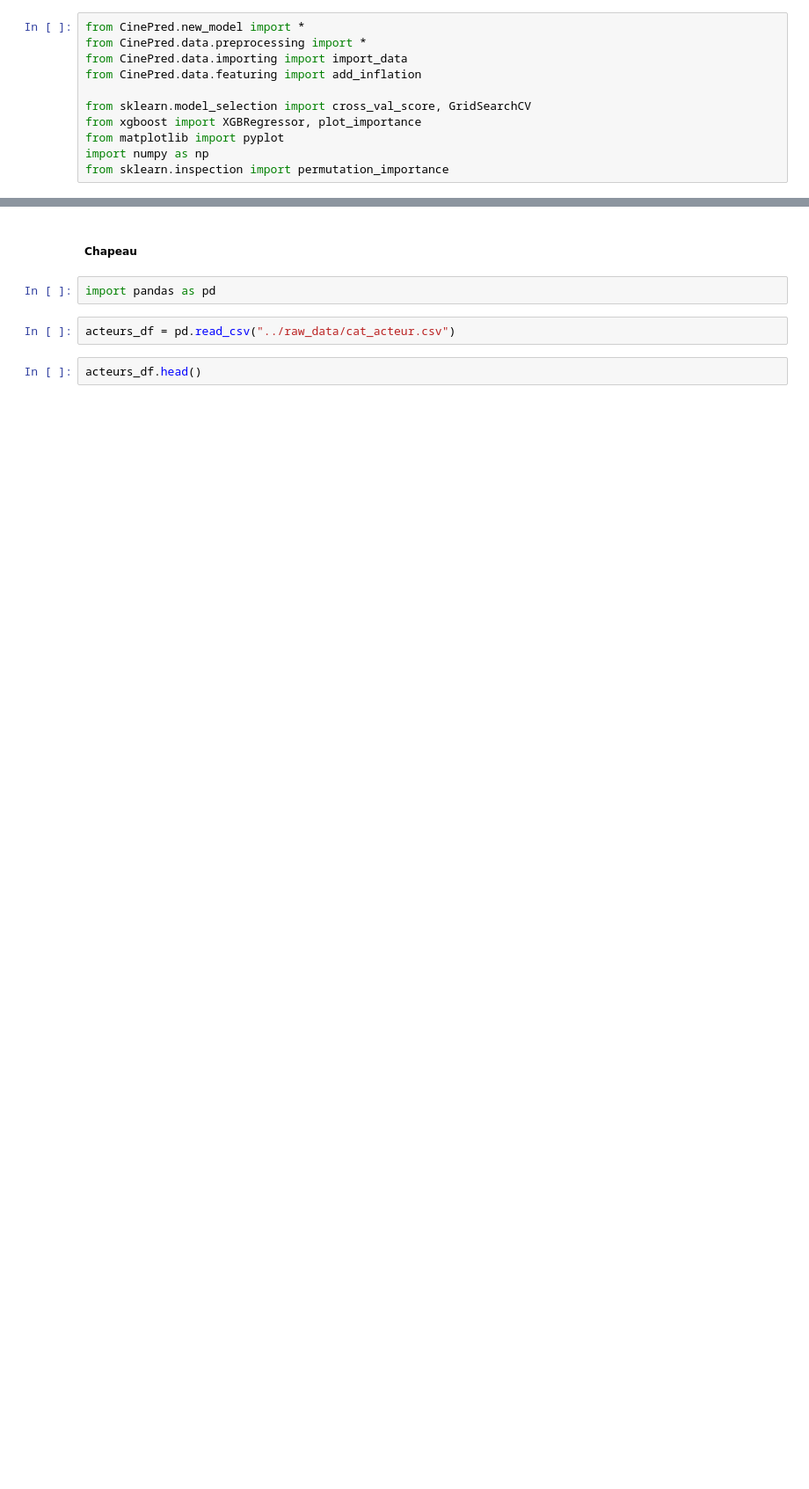
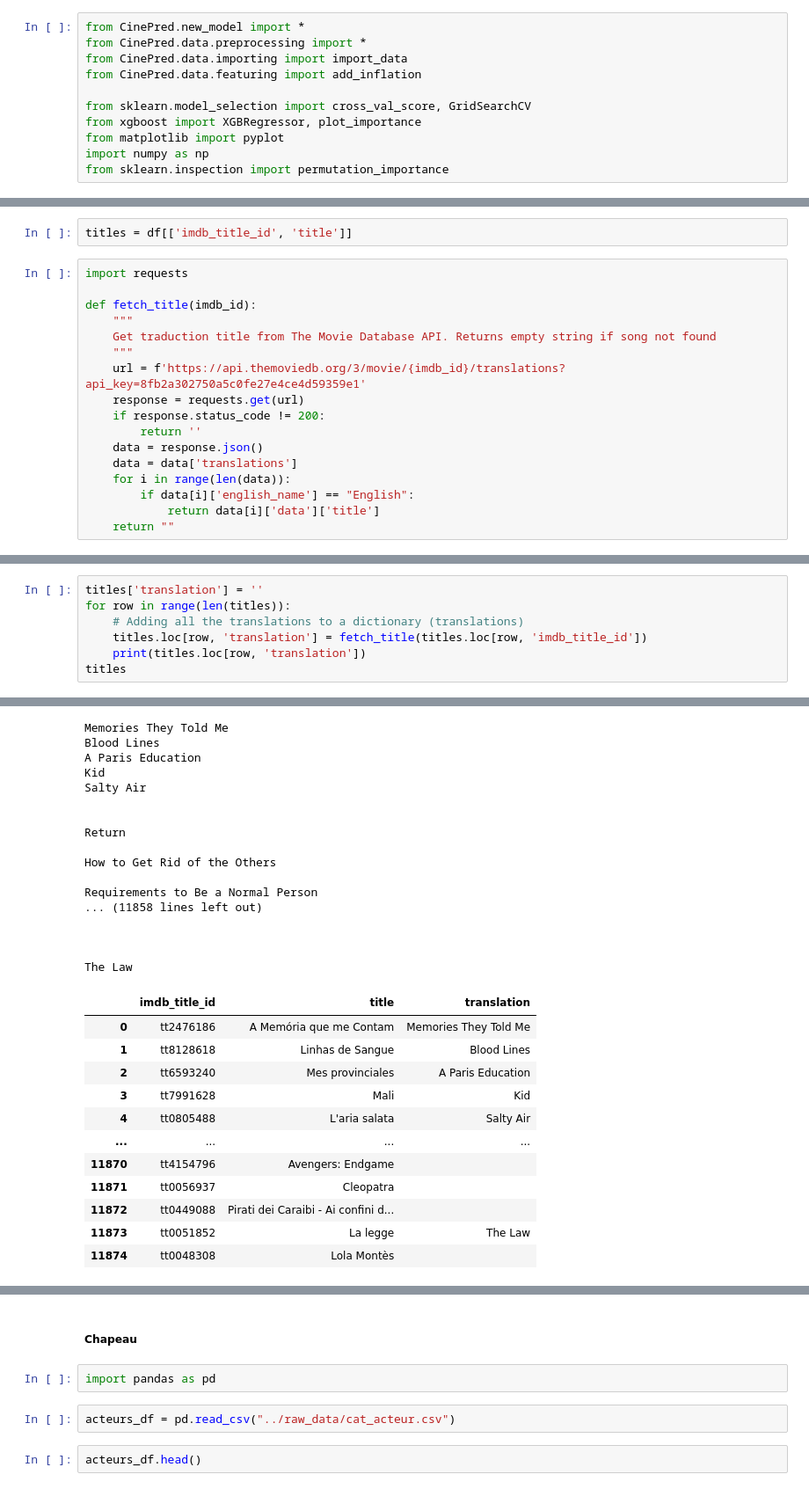
Before and after one commit to OscarTou/CinePred, a Jupyter notebook: notebooks/Untitled1.ipynb, the cells around one changed output, grey strips where cells are left out. Shown at 88% size. Saved outputs shown, nothing was run; the diff lists cells and outputs as text; blank space fills up the shorter version.

```diff
--- a/notebooks/Untitled1.ipynb
+++ b/notebooks/Untitled1.ipynb
@@ -21,0 +29,19 @@ df = preproc(df, path="../raw_data/cat_acteur.csv")
+# %%
+titles = df[['imdb_title_id', 'title']]
+# %%
+import requests
+
+def fetch_title(imdb_id):
+    """
+    Get traduction title from The Movie Database API. Returns empty string if song not found
+    """
+    url = f'https://api.themoviedb.org/3/movie/{imdb_id}/translations?api_key=8fb2a302750a5c0fe27e4ce4d59359e1'
+    response = requests.get(url)
+    if response.status_code != 200:
+        return ''
+    data = response.json()
+    data = data['translations']
+    for i in range(len(data)):
+        if data[i]['english_name'] == "English":
+            return data[i]['data']['title']
+    return ""
@@ -21,0 +50,8 @@ df = preproc(df, path="../raw_data/cat_acteur.csv")
+# %%
+titles['translation'] = ''
+for row in range(len(titles)):
+    # Adding all the translations to a dictionary (translations)
+    titles.loc[row, 'translation'] = fetch_title(titles.loc[row, 'imdb_title_id'])
+    print(titles.loc[row, 'translation'])
+titles
+# %% [output]
@@ -21,0 +68,29 @@ df = preproc(df, path="../raw_data/cat_acteur.csv")
+Memories They Told Me
+Blood Lines
+A Paris Education
+Kid
+Salty Air
+
+
+Return
+
+How to Get Rid of the Others
+
+Requirements to Be a Normal Person
+... (11858 lines left out)
+
+
+
+The Law
+|  | imdb_title_id | title | translation |
+| 0 | tt2476186 | A Memória que me Contam | Memories They Told Me |
+| 1 | tt8128618 | Linhas de Sangue | Blood Lines |
+| 2 | tt6593240 | Mes provinciales | A Paris Education |
+| 3 | tt7991628 | Mali | Kid |
+| 4 | tt0805488 | L'aria salata | Salty Air |
+| ... | ... | ... | ... |
+| 11870 | tt4154796 | Avengers: Endgame |  |
+| 11871 | tt0056937 | Cleopatra |  |
+| 11872 | tt0449088 | Pirati dei Caraibi - Ai confini d... |  |
+| 11873 | tt0051852 | La legge | The Law |
+| 11874 | tt0048308 | Lola Montès |  |
```
Also changed, not shown: parts of 34 cells of this notebook.
